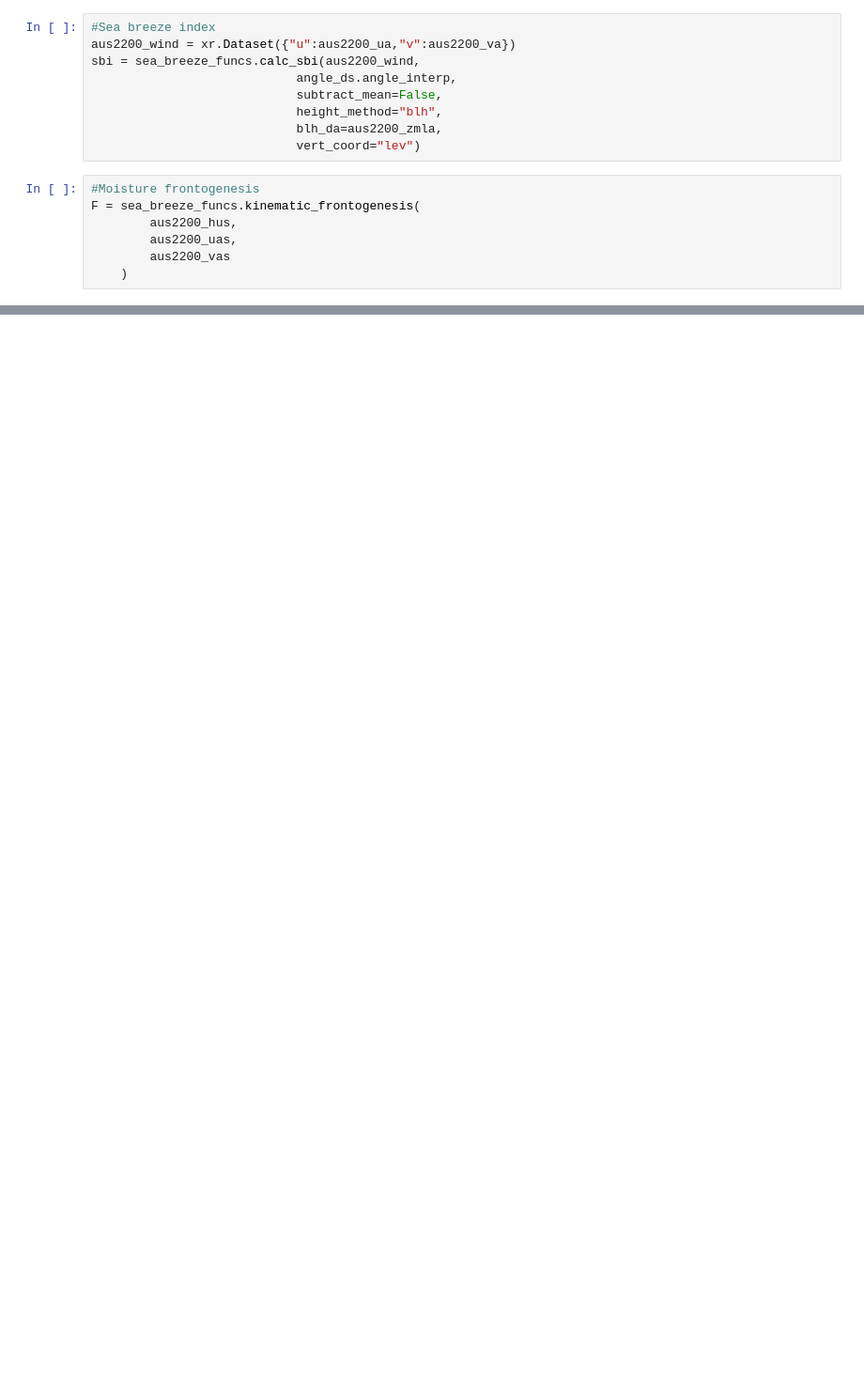
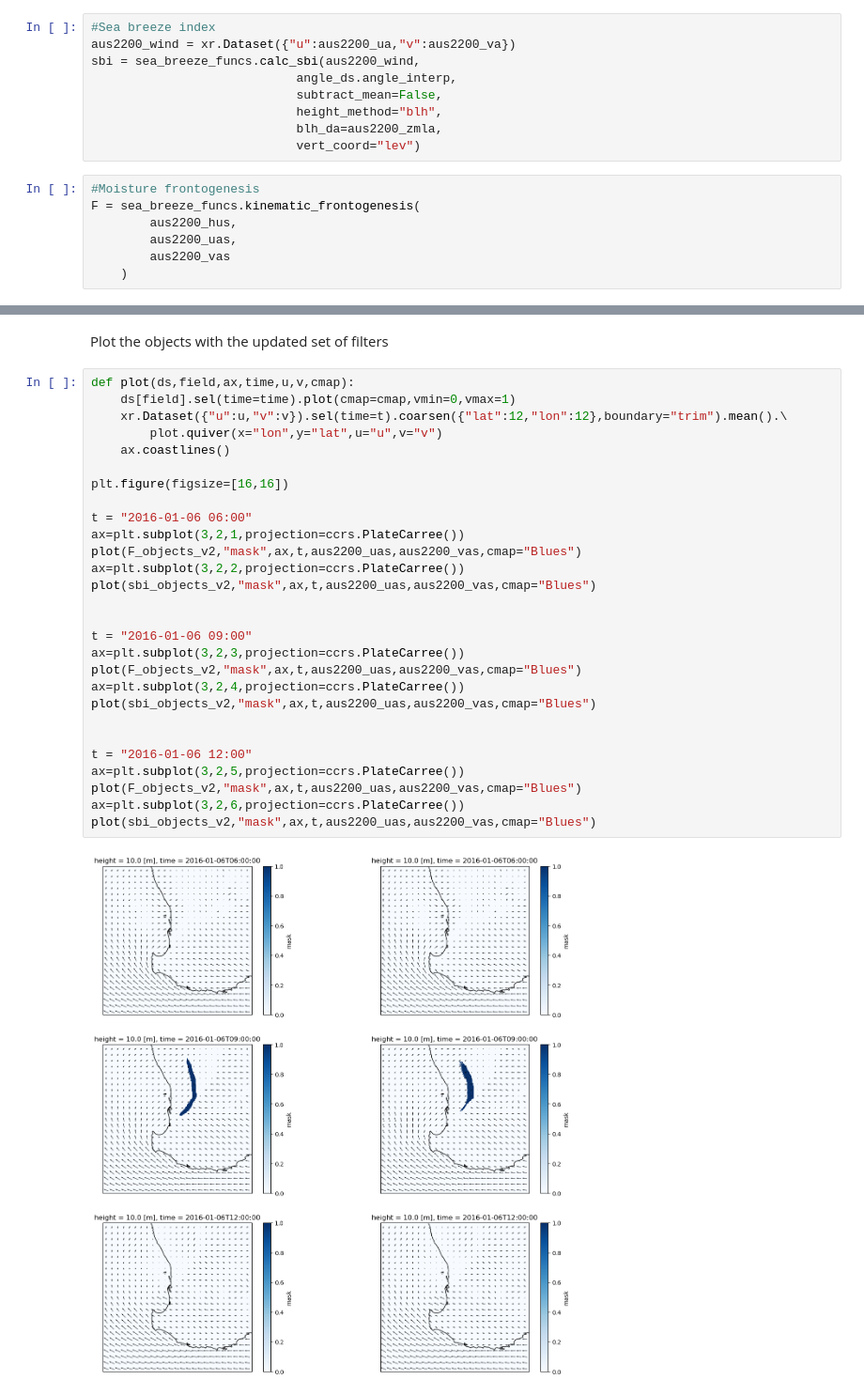
Before and after one commit to andrewbrown31/WxSysLib, a Jupyter notebook: recipes/sea_breezes/aus2200_sea_breeze_identification.ipynb, the cells around one changed output, grey strips where cells are left out. Shown at 94% size. Drawn from its saved outputs; the diff is of its cells as text; blank space fills up the shorter version.

```diff
--- a/recipes/sea_breezes/aus2200_sea_breeze_identification.ipynb
+++ b/recipes/sea_breezes/aus2200_sea_breeze_identification.ipynb
@@ -341,0 +662,32 @@ See the caveats in the documentation: https://pandas.pydata.org/pandas-docs/stab
+# %% [markdown]
+Plot the objects with the updated set of filters
+# %%
+def plot(ds,field,ax,time,u,v,cmap):
+    ds[field].sel(time=time).plot(cmap=cmap,vmin=0,vmax=1)
+    xr.Dataset({"u":u,"v":v}).sel(time=t).coarsen({"lat":12,"lon":12},boundary="trim").mean().\
+        plot.quiver(x="lon",y="lat",u="u",v="v")
+    ax.coastlines()
+
+plt.figure(figsize=[16,16])
+
+t = "2016-01-06 06:00"
+ax=plt.subplot(3,2,1,projection=ccrs.PlateCarree())
+plot(F_objects_v2,"mask",ax,t,aus2200_uas,aus2200_vas,cmap="Blues")
+ax=plt.subplot(3,2,2,projection=ccrs.PlateCarree())
+plot(sbi_objects_v2,"mask",ax,t,aus2200_uas,aus2200_vas,cmap="Blues")
+
+
+t = "2016-01-06 09:00"
+ax=plt.subplot(3,2,3,projection=ccrs.PlateCarree())
+plot(F_objects_v2,"mask",ax,t,aus2200_uas,aus2200_vas,cmap="Blues")
+ax=plt.subplot(3,2,4,projection=ccrs.PlateCarree())
+plot(sbi_objects_v2,"mask",ax,t,aus2200_uas,aus2200_vas,cmap="Blues")
+
+
+t = "2016-01-06 12:00"
+ax=plt.subplot(3,2,5,projection=ccrs.PlateCarree())
+plot(F_objects_v2,"mask",ax,t,aus2200_uas,aus2200_vas,cmap="Blues")
+ax=plt.subplot(3,2,6,projection=ccrs.PlateCarree())
+plot(sbi_objects_v2,"mask",ax,t,aus2200_uas,aus2200_vas,cmap="Blues")
+# %% [output]
+[figure, added]
```
Also changed, not shown: parts of 40 cells of this notebook, 3 other files.
